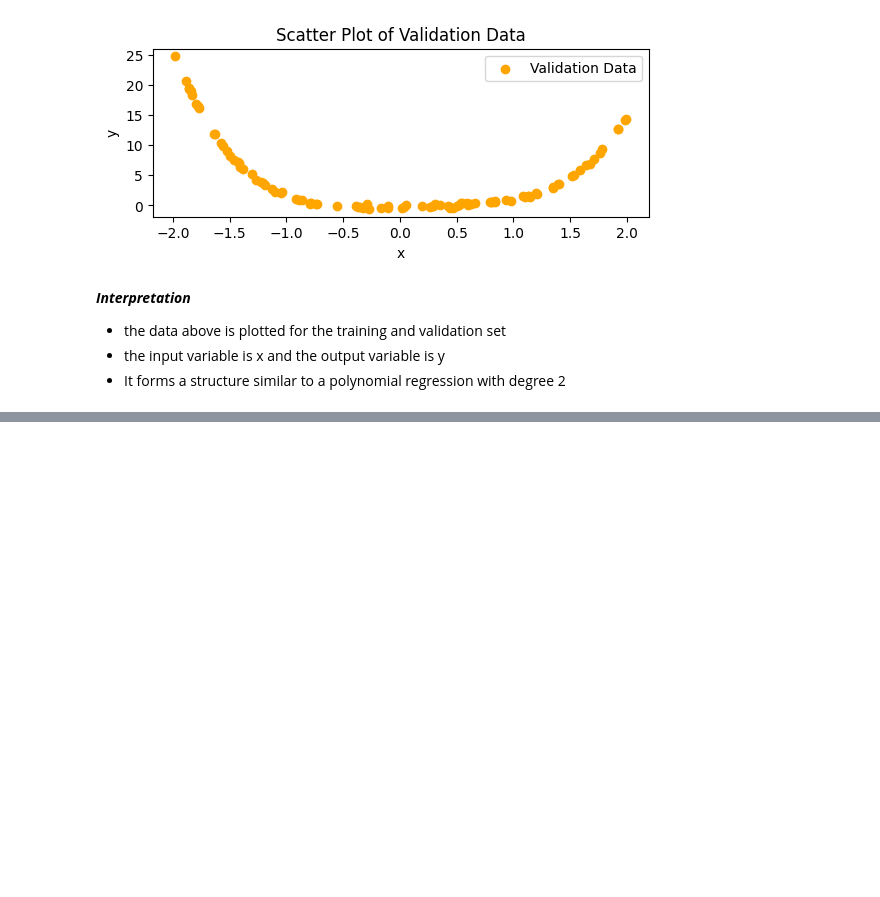
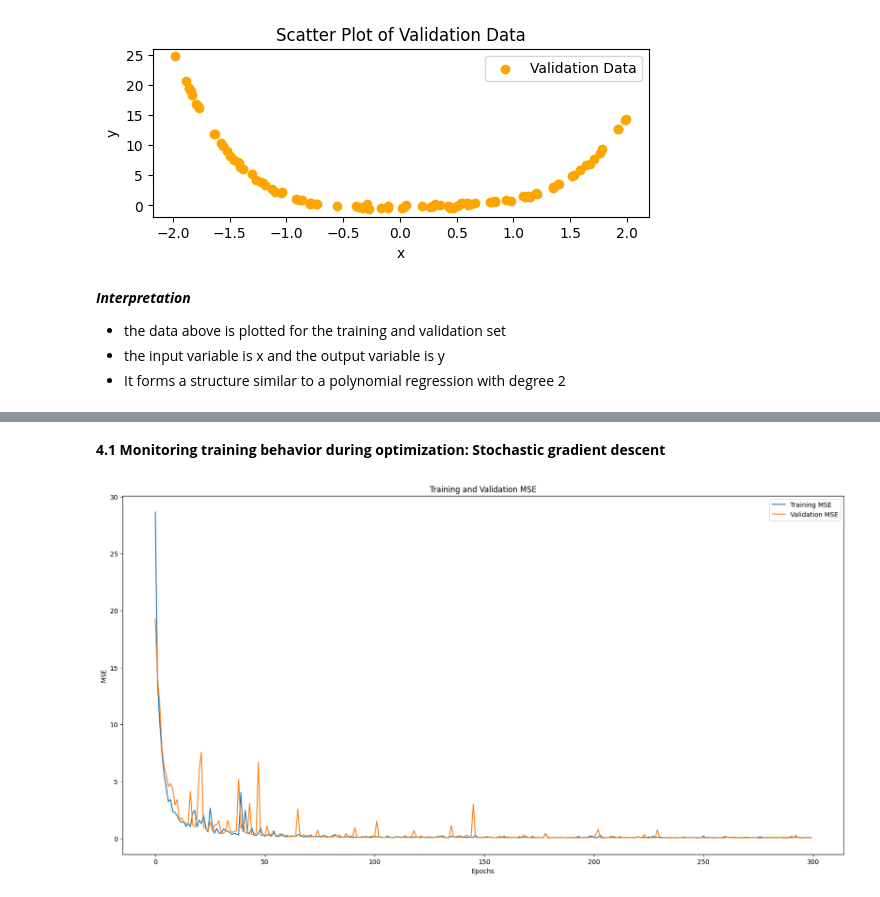
Before and after one commit to xplj5935-uol/Graphs_networks_and_systems_personal_project, a Jupyter notebook: main.ipynb, the cells around one changed output, grey strips where cells are left out. Saved outputs shown, nothing was run; the diff lists cells and outputs as text; code cells hidden in the pictures; blank space fills up the shorter version.

```diff
--- a/main.ipynb
+++ b/main.ipynb
@@ -82,9 +94 @@ Polynomial Regression (degree=4): MSE=0.0307, R2=0.9991
 Polynomial Regression Coefficients: [ 0.          0.50759346  0.28989804 -0.80366203  1.20539343], Intercept: -0.21463817306569632
-# %%
-#implementing feedforward neural network regression
-nn_model = MLPRegressor(hidden_layer_sizes=(100,), activation='relu', solver='sgd', max_iter=1000, random_state=42) #creating a feedforward neural network regression model
-nn_model.fit(X_train, y_train) #fitting the model to the training data
-y_val_pred_nn = nn_model.predict(X_val) #predicting the target variable for validation
-mse_nn = mean_squared_error(y_val, y_val_pred_nn) #calculating mean squared error for neural network regression
-r2_nn = r2_score(y_val, y_val_pred_nn) #calculating R-squared score for neural network regression
-print(f'Feedforward Neural Network Regression: MSE={mse_nn:.4f}, R2={r2_nn:.4f}')
@@ -96,0 +97,11 @@ Neural Network Architecture: (100,)
+# %%
+#Model architecture: Keras and tensorflow
+model = tf.keras.Sequential()
+
+#layer 1 & 2: input layer with 32 neurons and ReLU activation function
+model.add(tf.keras.layers.Dense(32, activation='relu', input_shape=(X_train.shape[1],)))
+model.add(tf.keras.layers.Dense(32, activation='relu'))
+#layer 2: output layer with 1 neuron (for regression) and no activation function
+model.add(tf.keras.layers.Dense(1))
+
+model.summary()
@@ -96,0 +122,6 @@ Neural Network Architecture: (100,)
+# %%
+#Compling the model
+model.compile(optimizer='sgd', loss='mean_squared_error', metrics= [tf.keras.metrics.R2Score()])
+
+#training the model
+history_nn = model.fit(X_train, y_train, epochs=300, batch_size=32, validation_data=(X_val, y_val)) #keras does not using validation data for training, it only uses it to evaluate the model after each epoch
@@ -96,0 +146,19 @@ Neural Network Architecture: (100,)
+# %% [markdown]
+****4.1 Monitoring training behavior during optimization: Stochastic gradient descent****
+# %%
+#retrieve the training history - Loss values for each epoch
+train_loss = history_nn.history['loss']
+val_loss = history_nn.history['val_loss']
+
+#retrieve the training history - MSE for each epoch
+#plotting the training and validation loss
+plt.figure(figsize=(20, 10))
+plt.plot(train_loss, label='Training MSE')
+plt.plot(val_loss, label='Validation MSE')
+plt.xlabel('Epochs')
+plt.ylabel('MSE')
+plt.title('Training and Validation MSE')
+plt.legend()
+plt.show()
+# %% [output]
+[figure, added]
```
Also changed, not shown: parts of 14 cells of this notebook.
